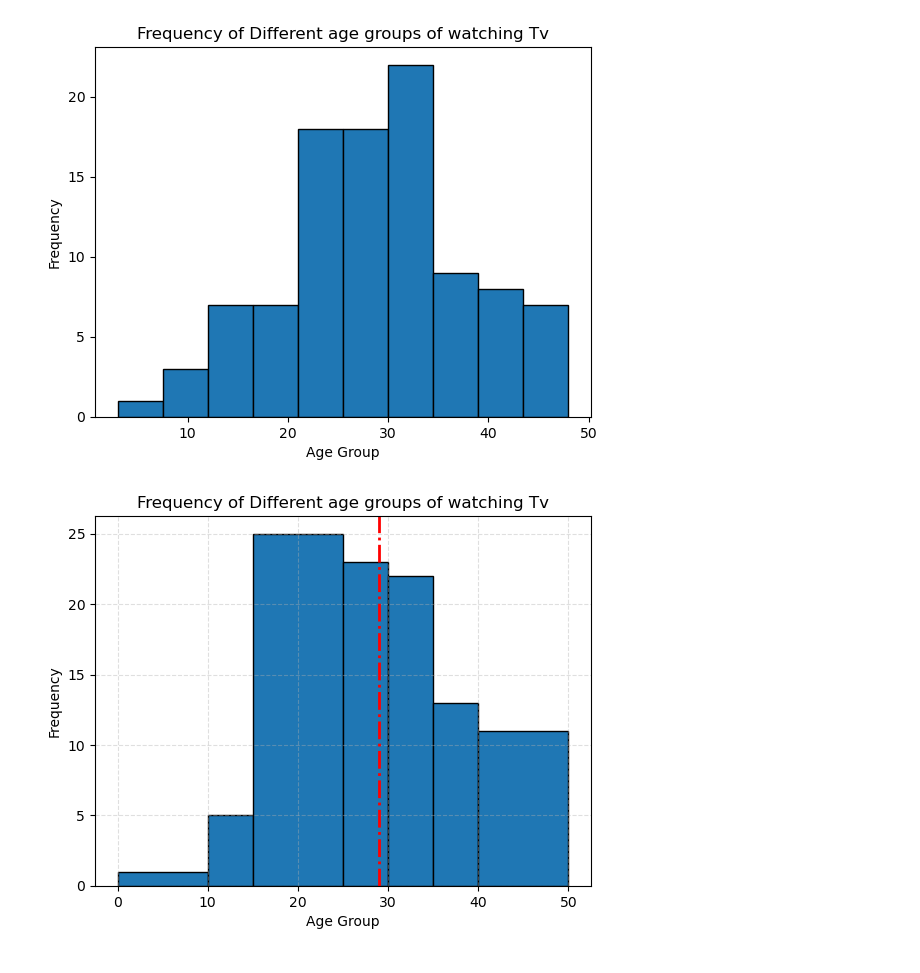
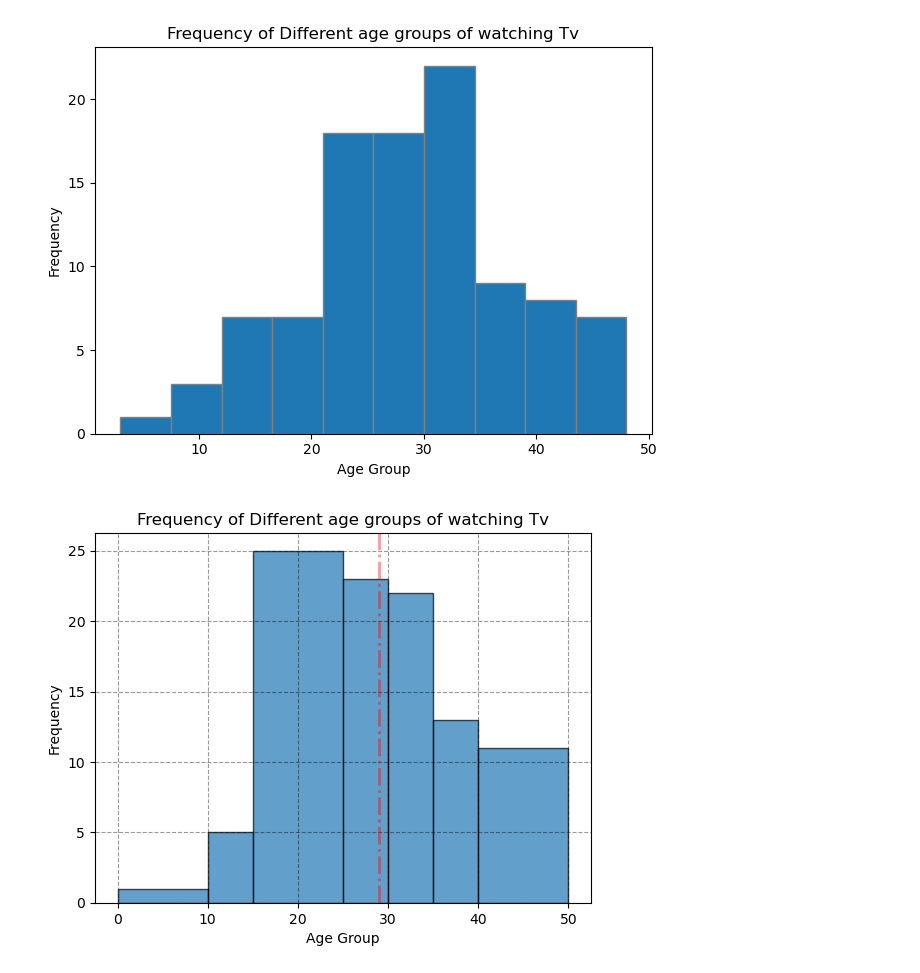
Before and after one commit to TheEdith0/DataScienceHere, a Jupyter notebook: MatPlotlib/Histogram.ipynb, the cells around one changed output. Cells and saved outputs as stored; diff of their text form; code cells hidden in the pictures.

```diff
--- a/MatPlotlib/Histogram.ipynb
+++ b/MatPlotlib/Histogram.ipynb
@@ -1,39 +1,40 @@
 # %%
 #Bins are like range
 
 import matplotlib.pyplot as plt
 ages = [
     34, 28, 36, 45, 27, 27, 45, 37, 25, 35,
     25, 25, 32, 10, 12, 24, 19, 33, 20, 15,
     44, 27, 30, 15, 24, 31, 18, 33, 23, 27,
     23, 48, 29, 19, 38, 17, 32, 10, 16, 31,
     37, 31, 28, 26, 15, 22, 25, 40, 33, 12,
     33, 26, 23, 36, 40, 39, 21, 26, 33, 39,
     25, 28, 18, 18, 38, 43, 29, 40, 33, 23,
     33, 45, 29, 45, 3, 38, 30, 27, 30, 10,
     27, 33, 44, 24, 21, 24, 39, 33, 24, 35,
     30, 39, 22, 26, 26, 15, 32, 32, 30, 27
 ]
-#bins value not given i will choose any bins
-plt.hist(ages,bins=10,edgecolor="black")
+#if bins value not given then it will choose any bins
+plt.hist(ages,bins=10,edgecolor="grey")
 plt.xlabel("Age Group")
 plt.ylabel("Frequency")
 plt.title("Frequency of Different age groups of watching Tv")
+plt.tight_layout()
 plt.show()
 # %% [output]
-[figure, old version]
+[figure, new version]
 # %%
 #bins value in list
-plt.hist(ages,bins=[0,10,15,25,30,35,40,50],edgecolor="black")
+plt.hist(ages,bins=[0,10,15,25,30,35,40,50],edgecolor="black",alpha=0.7)
 
-plt.axvline(29,linewidth=2,linestyle="-.",alpha=1,color="red")
+plt.axvline(29,linewidth=2,linestyle="-.",alpha=0.4,color="red")
 #to add a vertical line
 
 plt.xlabel("Age Group")
 plt.ylabel("Frequency")
 plt.title("Frequency of Different age groups of watching Tv")
 #grid new functionality:
-plt.grid(True,linestyle="--",alpha=0.4)
+plt.grid(True,linestyle="--",alpha=0.4,color="black")
 plt.show()
 # %% [output]
-[figure, old version]
+[figure, new version]
```
Also changed, not shown: 14 other files.
